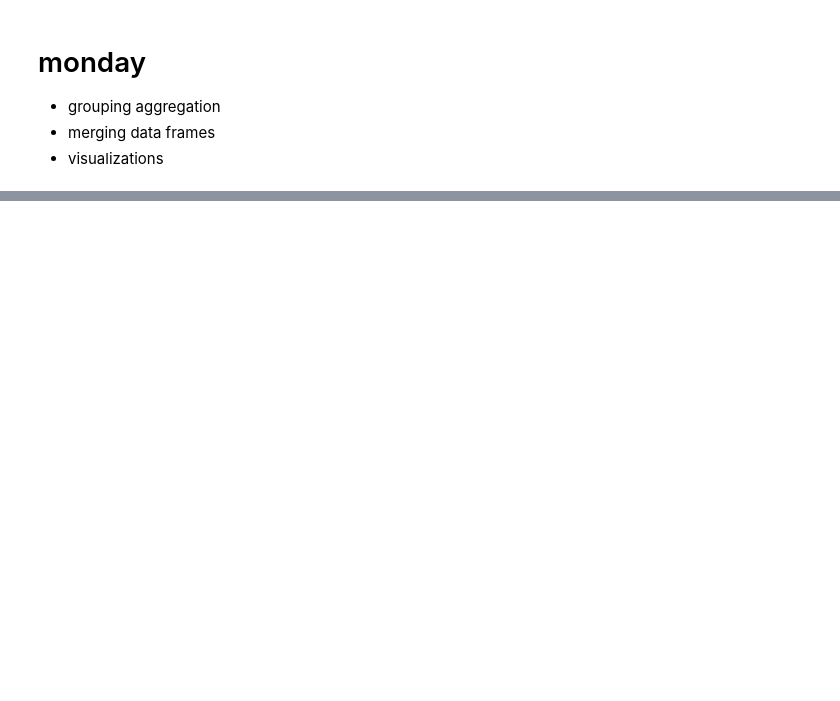
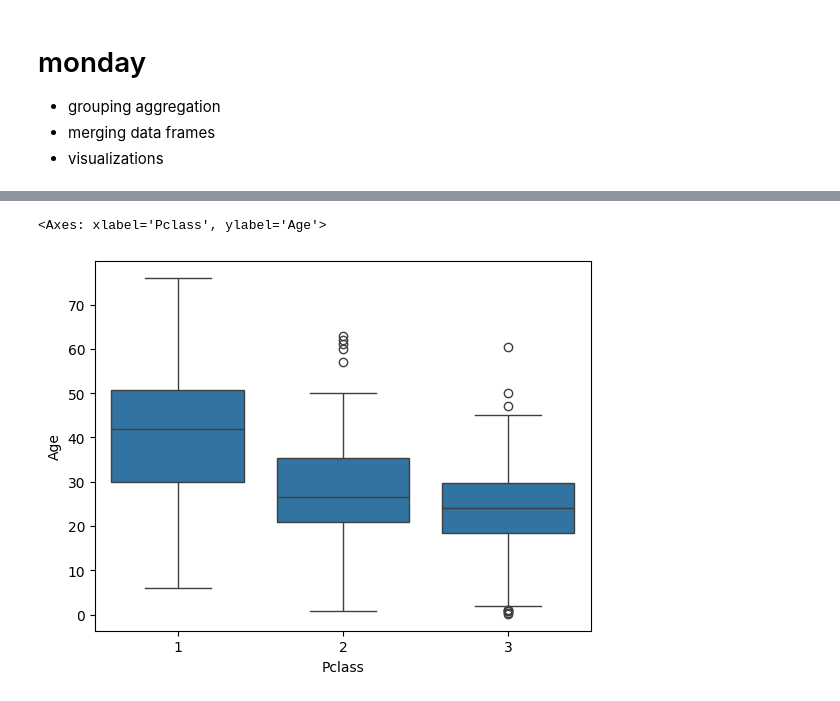
Before and after one commit to Brenda-Mutai/Python-, a Jupyter notebook: data_wrangling.ipynb, the cells around one changed output, grey strips where cells are left out. Cells and saved outputs as stored; diff of their text form; code cells hidden in the pictures; blank space fills up the shorter version.

```diff
--- a/data_wrangling.ipynb
+++ b/data_wrangling.ipynb
@@ -212,0 +332,8 @@ data.head()
+# %%
+#box plot-to analyze the distribution of data and identify outliers
+#box plot(works with numerical and categorical data)
+# assists in distribution of data
+sns.boxplot(x='Pclass',y='Age',data=data)
+# %% [output]
+<Axes: xlabel='Pclass', ylabel='Age'>
+[figure, added]
```
Also changed, not shown: parts of 23 cells of this notebook, 8 other files.
